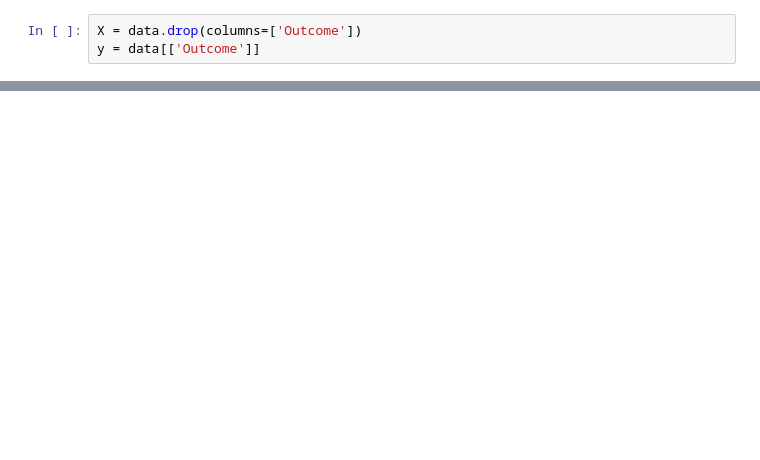
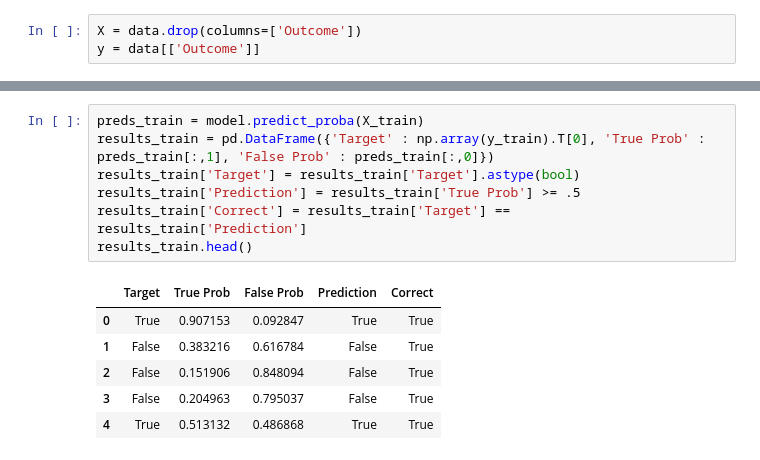
Before and after one commit to jackburbidge/portfolio, a Jupyter notebook: pima_indians_diabetes/pima_indians_XGBoost.ipynb, the cells around one changed output, grey strips where cells are left out. Drawn from its saved outputs; the diff is of its cells as text; blank space fills up the shorter version.

```diff
--- a/pima_indians_diabetes/pima_indians_XGBoost.ipynb
+++ b/pima_indians_diabetes/pima_indians_XGBoost.ipynb
@@ -138,0 +216,14 @@ for i in zip(params):
+# %%
+preds_train = model.predict_proba(X_train)
+results_train = pd.DataFrame({'Target' : np.array(y_train).T[0], 'True Prob' : preds_train[:,1], 'False Prob' : preds_train[:,0]})
+results_train['Target'] = results_train['Target'].astype(bool)
+results_train['Prediction'] = results_train['True Prob'] >= .5
+results_train['Correct'] = results_train['Target'] == results_train['Prediction']
+results_train.head()
+# %% [output]
+|  | Target | True Prob | False Prob | Prediction | Correct |
+| 0 | True | 0.907153 | 0.092847 | True | True |
+| 1 | False | 0.383216 | 0.616784 | False | True |
+| 2 | False | 0.151906 | 0.848094 | False | True |
+| 3 | False | 0.204963 | 0.795037 | False | True |
+| 4 | True | 0.513132 | 0.486868 | True | True |
```
Also changed, not shown: parts of 20 cells of this notebook, 1 other file.
